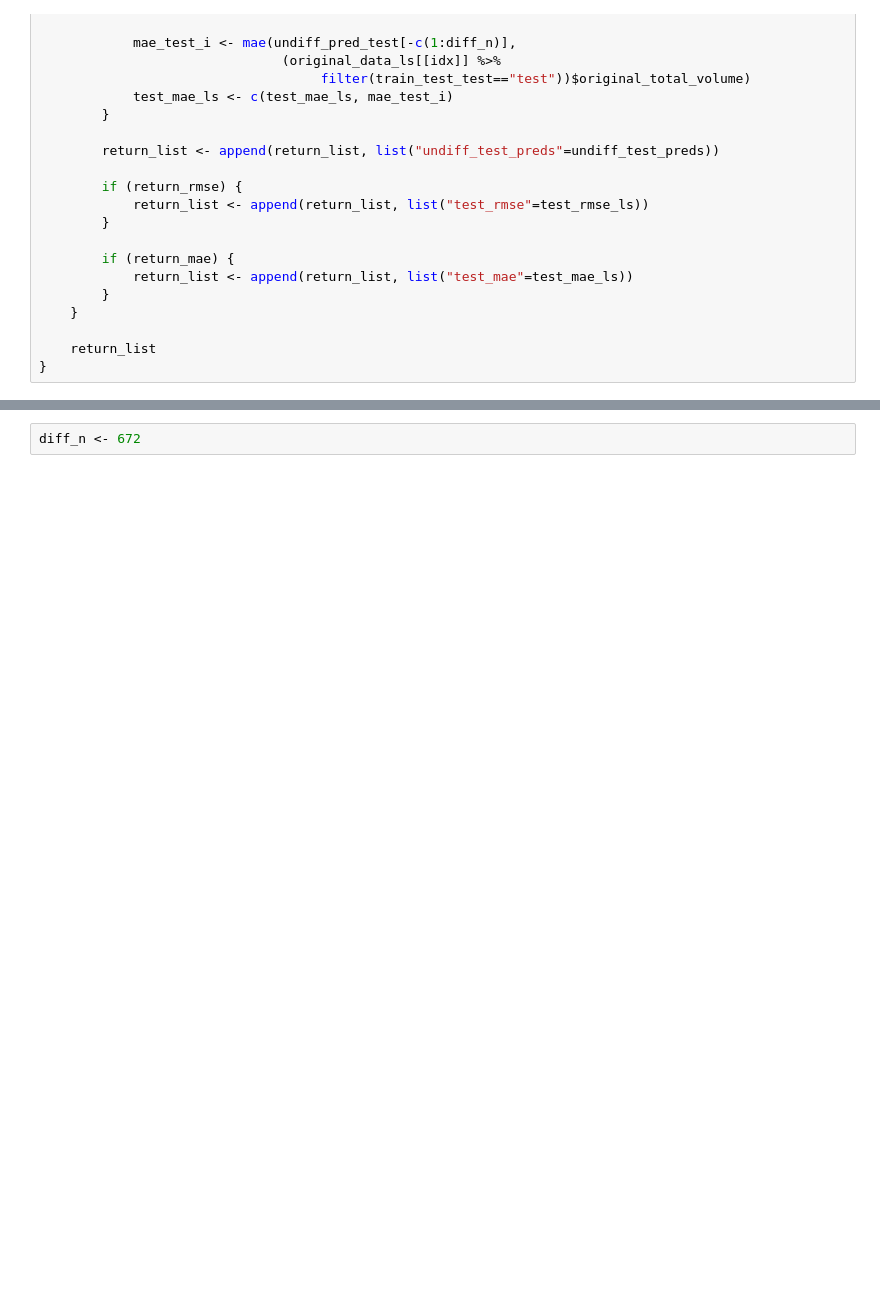
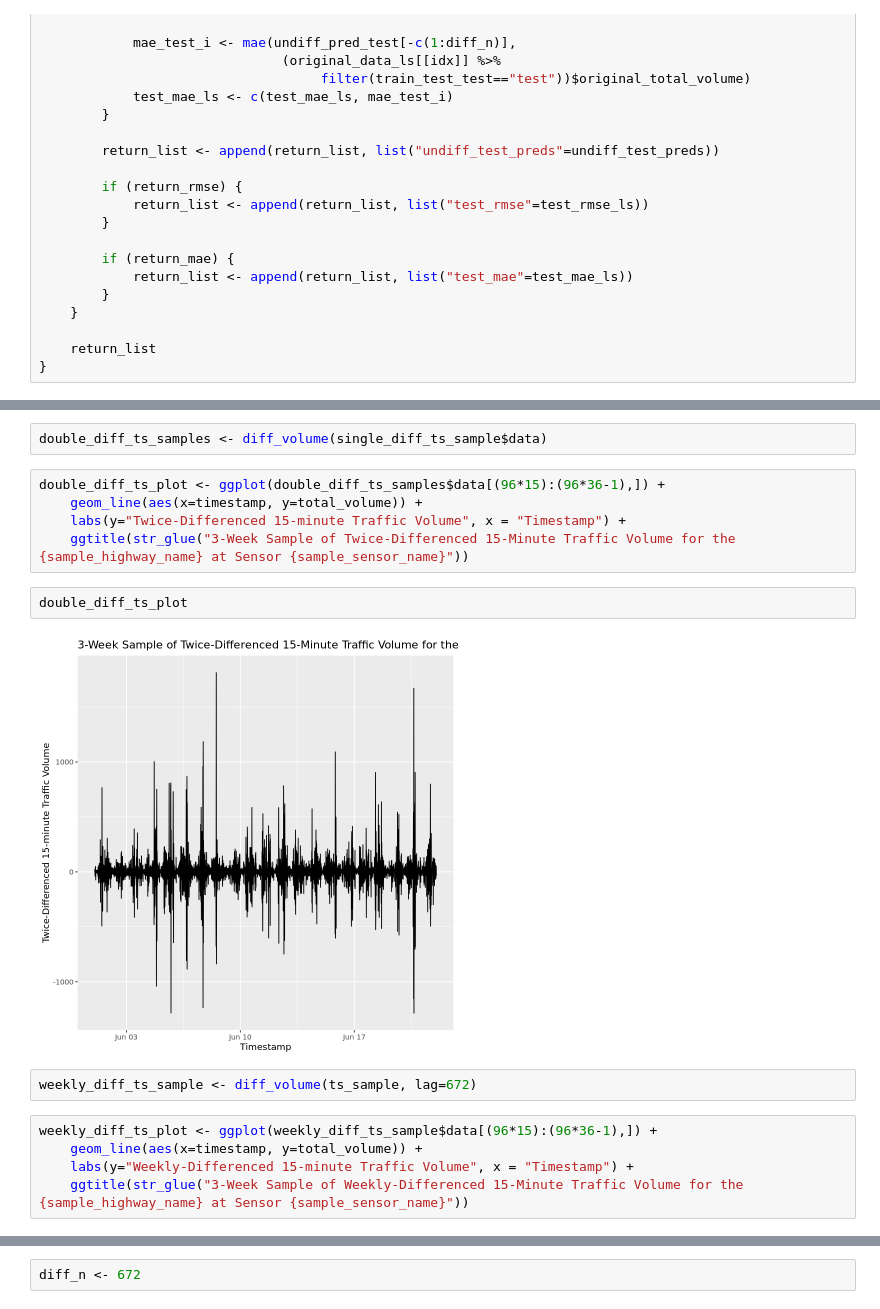
Before and after one commit to lojzimjm/dissertation, a Jupyter notebook: Pooled Regression Models (With Differencing).ipynb, the cells around one changed output, grey strips where cells are left out. Drawn from its saved outputs; the diff is of its cells as text; blank space fills up the shorter version.

```diff
--- a/Pooled Regression Models (With Differencing).ipynb
+++ b/Pooled Regression Models (With Differencing).ipynb
@@ -471,0 +400,18 @@ global_ar_least_squares_pred_undiff <- function(original_data_ls,
+# %%
+double_diff_ts_samples <- diff_volume(single_diff_ts_sample$data)
+# %%
+double_diff_ts_plot <- ggplot(double_diff_ts_samples$data[(96*15):(96*36-1),]) +
+    geom_line(aes(x=timestamp, y=total_volume)) +
+    labs(y="Twice-Differenced 15-minute Traffic Volume", x = "Timestamp") +
+    ggtitle(str_glue("3-Week Sample of Twice-Differenced 15-Minute Traffic Volume for the {sample_highway_name} at Sensor {sample_sensor_name}"))
+# %%
+double_diff_ts_plot
+# %% [output]
+[figure, added]
+# %%
+weekly_diff_ts_sample <- diff_volume(ts_sample, lag=672)
+# %%
+weekly_diff_ts_plot <- ggplot(weekly_diff_ts_sample$data[(96*15):(96*36-1),]) +
+    geom_line(aes(x=timestamp, y=total_volume)) +
+    labs(y="Weekly-Differenced 15-minute Traffic Volume", x = "Timestamp") +
+    ggtitle(str_glue("3-Week Sample of Weekly-Differenced 15-Minute Traffic Volume for the {sample_highway_name} at Sensor {sample_sensor_name}"))
```
Also changed, not shown: parts of 59 cells of this notebook.
